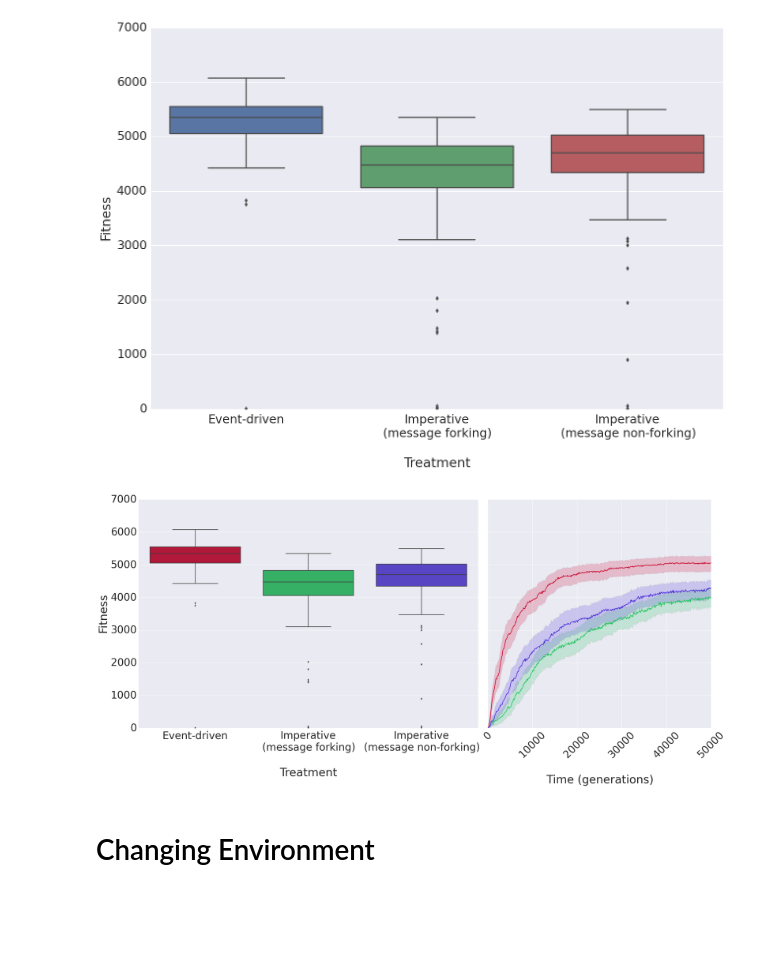
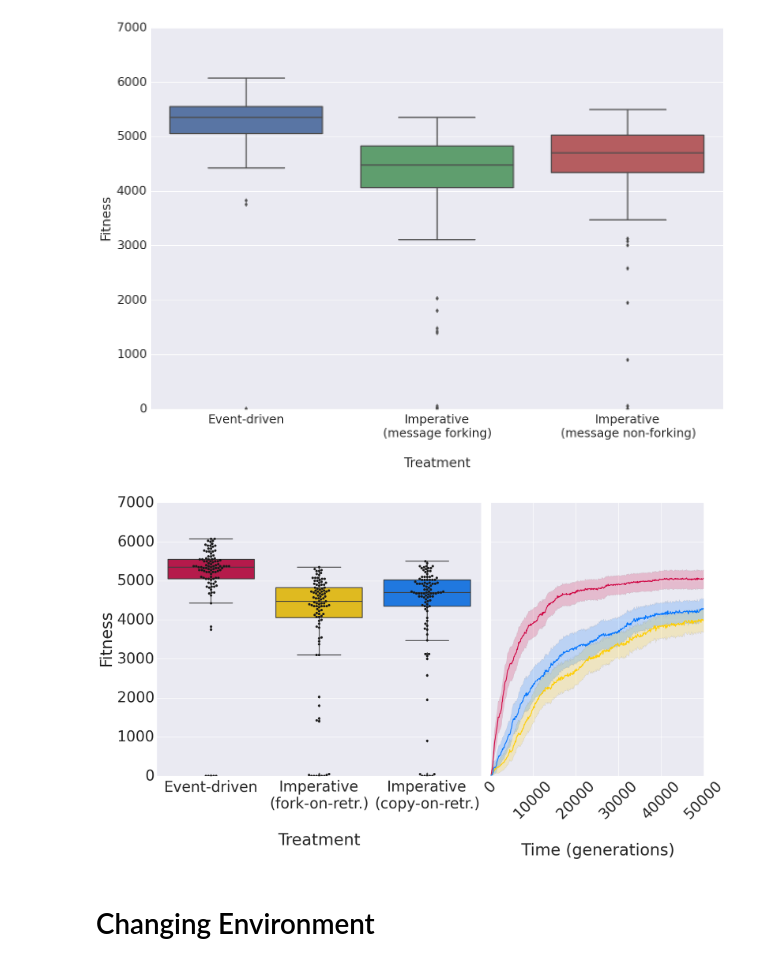
Before and after one commit to amlalejini/event-driven-gp_benchmarking, a Jupyter notebook: scripts/exploration.ipynb, the cells around one changed output. Saved outputs shown, nothing was run; the diff lists cells and outputs as text; code cells hidden in the pictures; blank space fills up the shorter version.

```diff
--- a/scripts/exploration.ipynb
+++ b/scripts/exploration.ipynb
@@ -22,7 +22,7 @@ chgenv_ff_fpath = os.path.join(chgenv_dir, "mt_final_fitness.csv")
 chgenv_tease_fpath = os.path.join(chgenv_dir, "teaser_final_fitness.csv")
 # %%
 # Colors
-colors = ["#ca002d","#20c460","#4830d9"]
+colors = ["#cf0042","#ffce00","#0076ff"]
 #["#ff144a","#69d4f0","#5b003c"]
 palette = sns.color_palette(colors)
 sns.palplot(palette)
@@ -71,30 +71,35 @@ ax.set_xticklabels(["Event-driven", "Imperative\n(message forking)", "Imperative
 # %%
 # plot score over time
 sns.set(font_scale = 3)
 
 fig = plt.figure(1)
 gridspec.GridSpec(1, 10)
 
-fig.set_size_inches(30, 12)
+fig.set_size_inches(20, 10)
 
 ax0 = plt.subplot2grid((1, 10), (0, 0), colspan = 6)
 ploty2 = sns.boxplot(x = "treatment", y = "max_fitness", data = con_ff_df,  orient = "v", ax = ax0, palette=palette)
+sns.swarmplot(x="treatment", y="max_fitness", data=con_ff_df, orient="v", ax=ax0, color=".1")
 ax0.set_ylabel("Fitness")
-ax0.set_xticklabels(["Event-driven", "Imperative\n(message forking)", "Imperative\n(message non-forking)"])
+ax0.set_xticklabels(["Event-driven", "Imperative\n(fork-on-retr.)", "Imperative\n(copy-on-retr.)"])
 ax0.set_xlabel("\nTreatment")
-ax0.set_ylim(0, 7000)
+ax0.set_ylim(-2, 7000)
+
 
 ax1 = plt.subplot2grid((1, 10), (0, 6), colspan = 4, sharey=ax0)
-ploty = sns.tsplot(data=con_fot_df, time="update", unit="run_id",
+ploty = sns.tsplot(data=con_fot_df, time="update", unit="run_id", err_style="ci_band",
            condition="treatment", value="max_fitness", ax = ax1, legend = False, ci=95, color=palette)
 ax1.set_xlabel("\nTime (generations)")
 ax1.set_ylabel("")
 ax1.set_xticklabels([i for i in range(0, 50001, 10000)], rotation = 45)
+ax1.set_ylim(-2, 7000)
 plt.setp(ax1.get_yticklabels(), visible = False)
+
+
 fig.subplots_adjust(hspace=.3)
 fig.savefig("consensus_fitness.png", bbox_inches='tight')
 # %% [output]
-[figure, old version]
+[figure, new version]
 # %% [markdown]
 # Changing Environment
 # %%
```
Also changed, not shown: parts of 6 cells of this notebook, 2 other files.
